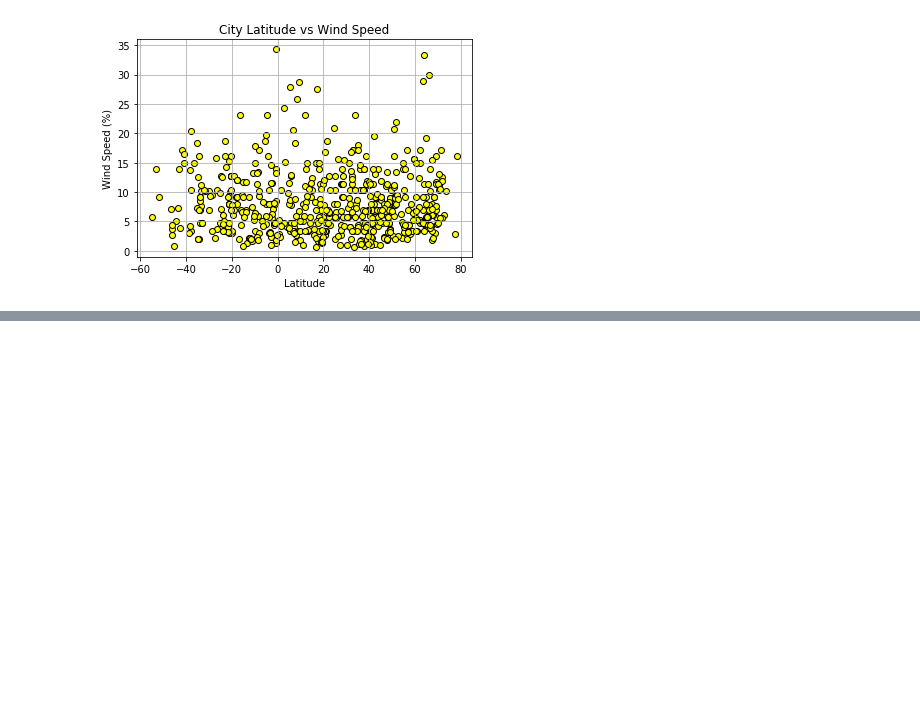
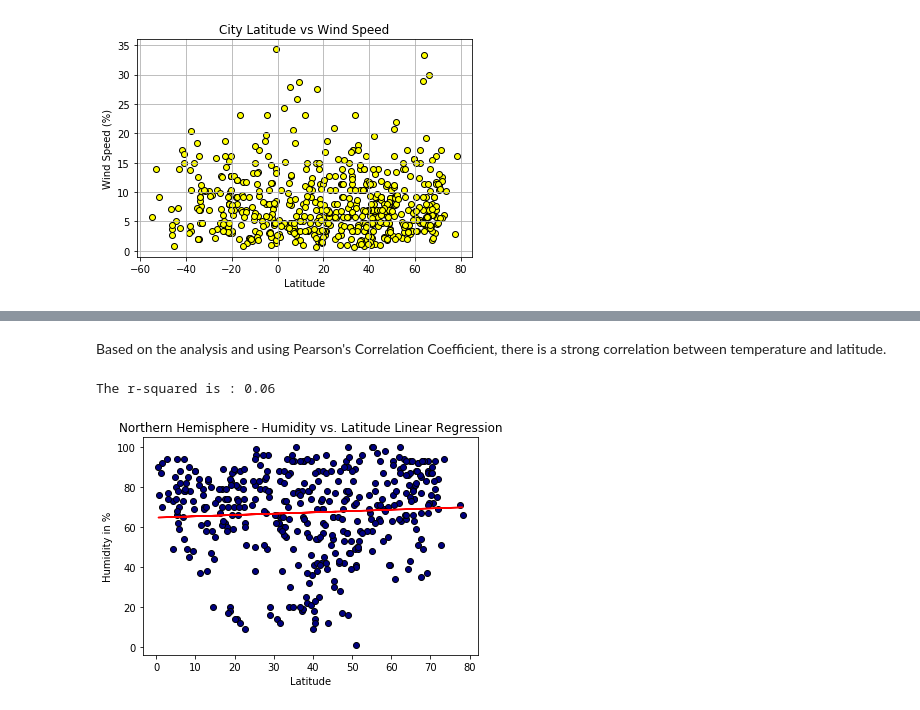
Before and after one commit to arvinseeva/python-api-challenge, a Jupyter notebook: WeatherPy/WeatherPy.ipynb, the cells around one changed output, grey strips where cells are left out. Drawn from its saved outputs; the diff is of its cells as text; code cells hidden in the pictures; blank space fills up the shorter version.

```diff
--- a/WeatherPy/WeatherPy.ipynb
+++ b/WeatherPy/WeatherPy.ipynb
@@ -257,0 +256,19 @@ The r-squared is : 0.77
+# %% [markdown]
+Based on the analysis and using Pearson's Correlation Coefficient, there is a strong correlation between temperature and latitude.
+# %%
+equation = linear_agression(northern_hemisphere["Lat"], northern_hemisphere["Humidity"])
+
+# Set a title
+plt.title("Northern Hemisphere - Humidity vs. Latitude Linear Regression")
+
+# Set xlabel
+plt.xlabel("Latitude")
+
+# Set ylabel
+plt.ylabel("Humidity in %")
+
+# Save the figure
+plt.savefig("output_data/Northern Hemisphere - Humidity vs. Latitude Linear Regression.png")
+# %% [output]
+The r-squared is : 0.06
+[figure, added]
```
Also changed, not shown: parts of 13 cells of this notebook, 7 other files.
